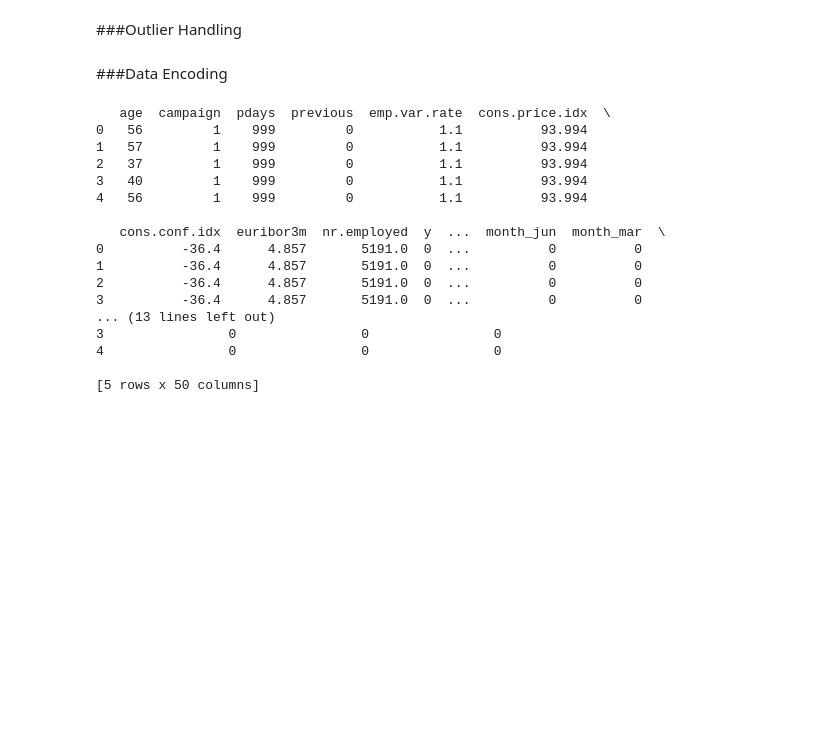
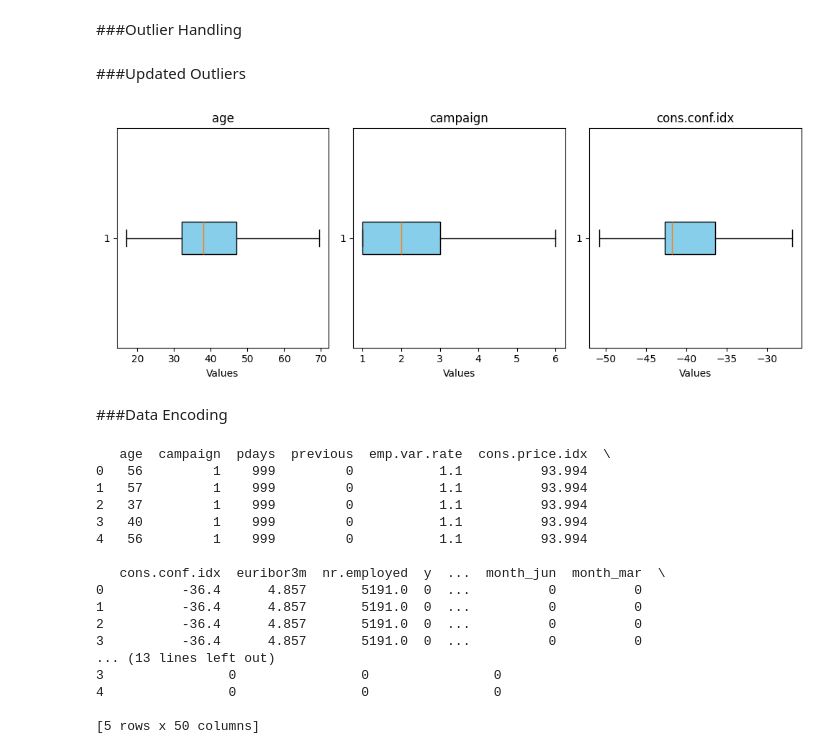
Before and after one commit to AsminiKOD/ClientPredicting, a Jupyter notebook: DataPreprocessing.ipynb, the cells around one changed output. Saved outputs shown, nothing was run; the diff lists cells and outputs as text; code cells hidden in the pictures; blank space fills up the shorter version.

```diff
--- a/DataPreprocessing.ipynb
+++ b/DataPreprocessing.ipynb
@@ -321,0 +324,22 @@ plt.show()
+# %%
+# Load the dataset
+data = pd.read_csv('Feature_selection.csv')
+
+# Capping outliers for 'age', 'campaign', and 'cons.conf.idx'
+columns_to_cap = ['age', 'campaign', 'cons.conf.idx']
+
+for column in columns_to_cap:
+    # Calculate the 1st quartile (Q1) and 3rd quartile (Q3)
+    Q1 = data[column].quantile(0.25)
+    Q3 = data[column].quantile(0.75)
+    IQR = Q3 - Q1  # Interquartile Range
+
+    # Define lower and upper limits for capping
+    lower_limit = Q1 - 1.5 * IQR
+    upper_limit = Q3 + 1.5 * IQR
+
+    # Apply capping
+    data[column] = data[column].clip(lower=lower_limit, upper=upper_limit)
+
+# Save the capped dataset to a new file
+data.to_csv('outlier-handle.csv', index=False)
@@ -321,0 +349,2 @@ plt.show()
+# %% [markdown]
+###Updated Outliers
@@ -322,3 +354,22 @@ plt.show()
+# %%
+# Load the dataset
+data = pd.read_csv('outlier-handle.csv')
+
+# Columns for which to visualize box plots
+columns_to_visualize = ['age', 'campaign', 'cons.conf.idx']
+
+# Create box plots
+plt.figure(figsize=(10, 4))
+for i, column in enumerate(columns_to_visualize, 1):
+    plt.subplot(1, len(columns_to_visualize), i)
+    plt.boxplot(data[column], vert=False, patch_artist=True, boxprops=dict(facecolor='skyblue'))
+    plt.title(column)
+    plt.xlabel('Values')
+
+plt.tight_layout()
+plt.show()
+# %% [output]
+[figure, added]
 # %% [markdown]
 ###Data Encoding
 # %%
```
Also changed, not shown: parts of 15 cells of this notebook.
